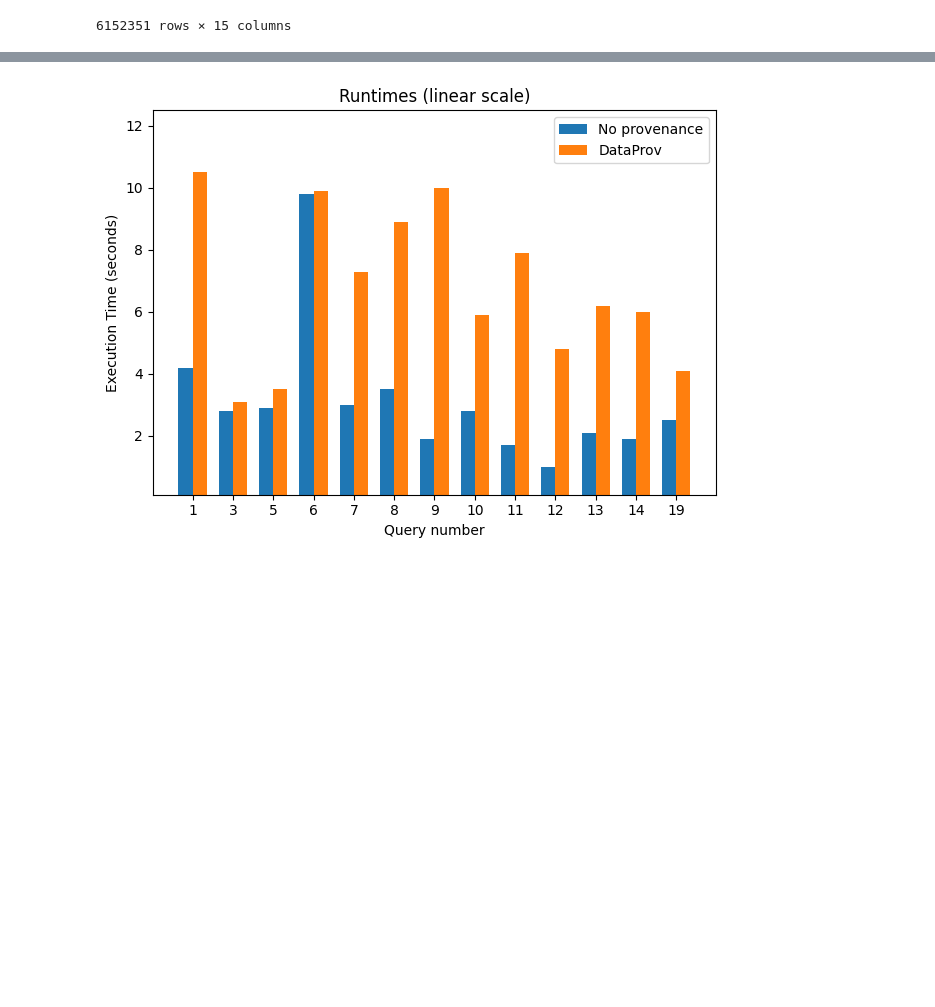
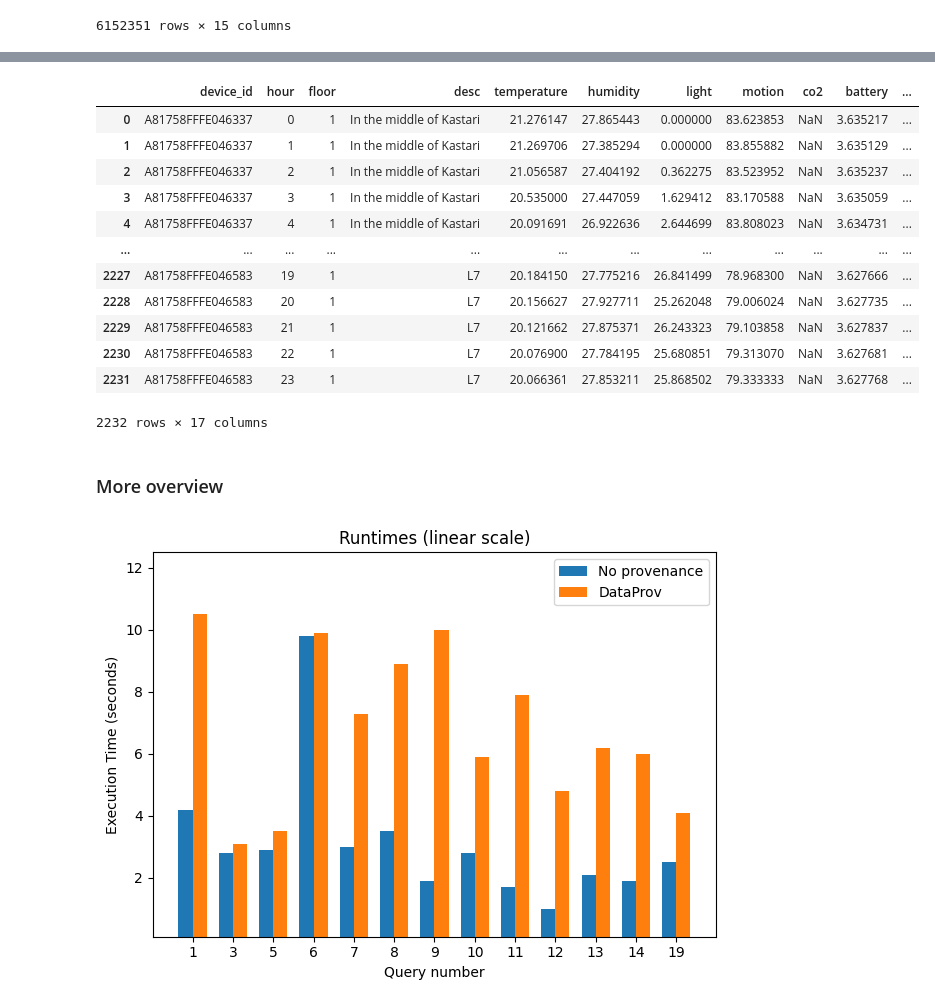
Before and after one commit to ManuelePasini/dataviz, a Jupyter notebook: src/main/dataviz.ipynb, the cells around one changed output, grey strips where cells are left out. Drawn from its saved outputs; the diff is of its cells as text; code cells hidden in the pictures; blank space fills up the shorter version.

```diff
--- a/src/main/dataviz.ipynb
+++ b/src/main/dataviz.ipynb
@@ -80,3 +120,44 @@ Measurements time window: from 2020-08-01 00:00:02 to 2021-02-23 20:32:28
+# %%
+filtered_df["hour"] = filtered_df["time"].dt.hour
+
+# Group by "device_id" and "hour"
+grouped_df = filtered_df.groupby(["device_id", "hour"]).agg(
+    floor=("floor", "first"),
+    desc=("desc", "first"),
+    temperature=("temperature", "mean"),
+    humidity=("humidity", "mean"),
+    light=("light", "mean"),
+    motion=("motion", "mean"),
+    co2=("co2", "mean"),
+    battery=("battery", "mean"),
+    sound_avg=("sound_avg", "mean"),
+    sound_peak=("sound_peak", "mean"),
+    sound_avg_linear=("sound_avg_linear", "mean"),
+    sound_peak_linear=("sound_peak_linear", "mean"),
+    moisture=("moisture", "mean"),
+    pressure=("pressure", "mean"),
+    location=("location", "first")
+).reset_index()
+
+grouped_df.to_csv(os.path.join(output_path, 'grouped_data.csv'), index=False)
+
+grouped_df
+# %% [output]
+|  | device_id | hour | floor | desc | temperature | humidity | light | motion | co2 | battery | ... |
+| 0 | A81758FFFE046337 | 0 | 1 | In the middle of Kastari | 21.276147 | 27.865443 | 0.000000 | 83.623853 | NaN | 3.635217 | ... |
+| 1 | A81758FFFE046337 | 1 | 1 | In the middle of Kastari | 21.269706 | 27.385294 | 0.000000 | 83.855882 | NaN | 3.635129 | ... |
+| 2 | A81758FFFE046337 | 2 | 1 | In the middle of Kastari | 21.056587 | 27.404192 | 0.362275 | 83.523952 | NaN | 3.635237 | ... |
+| 3 | A81758FFFE046337 | 3 | 1 | In the middle of Kastari | 20.535000 | 27.447059 | 1.629412 | 83.170588 | NaN | 3.635059 | ... |
+| 4 | A81758FFFE046337 | 4 | 1 | In the middle of Kastari | 20.091691 | 26.922636 | 2.644699 | 83.808023 | NaN | 3.634731 | ... |
+| ... | ... | ... | ... | ... | ... | ... | ... | ... | ... | ... | ... |
+| 2227 | A81758FFFE046583 | 19 | 1 | L7 | 20.184150 | 27.775216 | 26.841499 | 78.968300 | NaN | 3.627666 | ... |
+| 2228 | A81758FFFE046583 | 20 | 1 | L7 | 20.156627 | 27.927711 | 25.262048 | 79.006024 | NaN | 3.627735 | ... |
+| 2229 | A81758FFFE046583 | 21 | 1 | L7 | 20.121662 | 27.875371 | 26.243323 | 79.103858 | NaN | 3.627837 | ... |
+| 2230 | A81758FFFE046583 | 22 | 1 | L7 | 20.076900 | 27.784195 | 25.680851 | 79.313070 | NaN | 3.627681 | ... |
+| 2231 | A81758FFFE046583 | 23 | 1 | L7 | 20.066361 | 27.853211 | 25.868502 | 79.333333 | NaN | 3.627768 | ... |
+2232 rows × 17 columns
+# %% [markdown]
+### More overview
 # %%
 import pandas as pd
 import numpy as np
```
Also changed, not shown: parts of 3 cells of this notebook.
